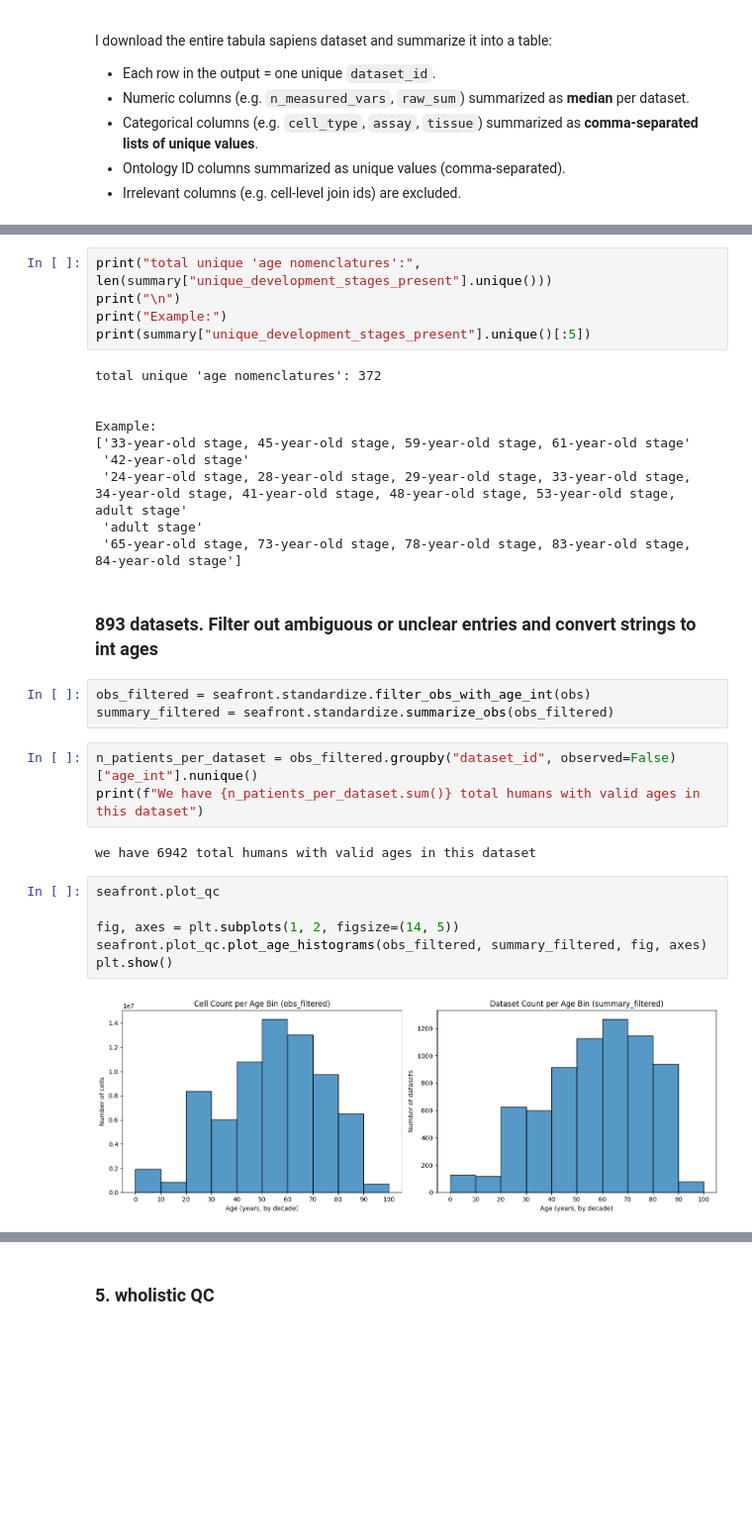
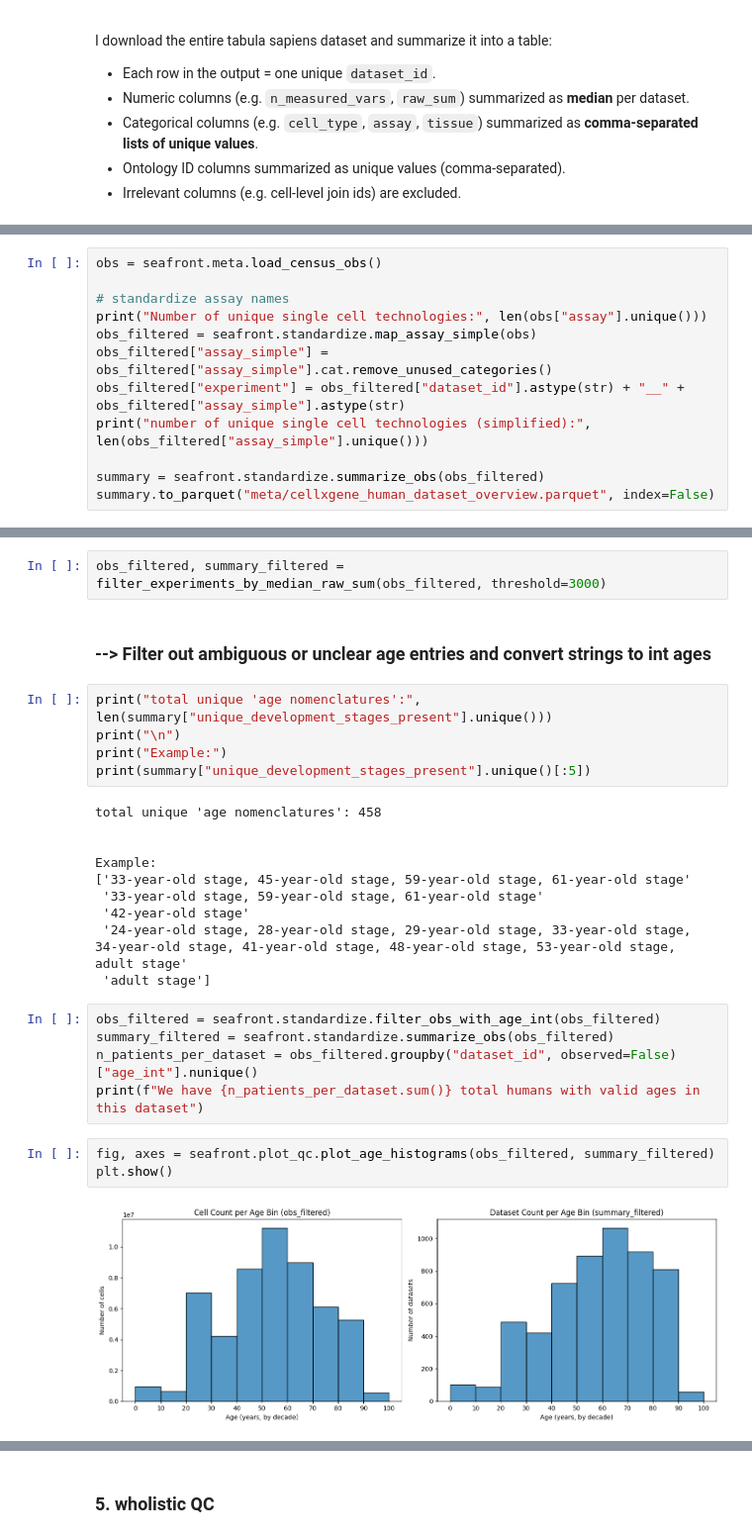
Before and after one commit to fderop/seafront, a Jupyter notebook: 00_main.ipynb, the cells around one changed output, grey strips where cells are left out. Shown: that part at 99% size. Drawn from its saved outputs; the diff is of its cells as text; blank space fills up the shorter version.

```diff
--- a/00_main.ipynb
+++ b/00_main.ipynb
@@ -37,0 +28,12 @@ summary.to_parquet("meta/cellxgene_human_dataset_overview.parquet", index=False)
+# %%
+obs = seafront.meta.load_census_obs()
+
+# standardize assay names
+print("Number of unique single cell technologies:", len(obs["assay"].unique()))
+obs_filtered = seafront.standardize.map_assay_simple(obs)
+obs_filtered["assay_simple"] = obs_filtered["assay_simple"].cat.remove_unused_categories()
+obs_filtered["experiment"] = obs_filtered["dataset_id"].astype(str) + "__" + obs_filtered["assay_simple"].astype(str)
+print("number of unique single cell technologies (simplified):", len(obs_filtered["assay_simple"].unique()))
+
+summary = seafront.standardize.summarize_obs(obs_filtered)
+summary.to_parquet("meta/cellxgene_human_dataset_overview.parquet", index=False)
@@ -54,33 +75,29 @@ summary
+# %%
+obs_filtered, summary_filtered = filter_experiments_by_median_raw_sum(obs_filtered, threshold=3000)
+# %% [markdown]
+### --> Filter out ambiguous or unclear age entries and convert strings to int ages
 # %%
 print("total unique 'age nomenclatures':", len(summary["unique_development_stages_present"].unique()))
 print("\n")
 print("Example:")
 print(summary["unique_development_stages_present"].unique()[:5])
 # %% [output]
-total unique 'age nomenclatures': 372
+total unique 'age nomenclatures': 458
 
 
 Example:
 ['33-year-old stage, 45-year-old stage, 59-year-old stage, 61-year-old stage'
+ '33-year-old stage, 59-year-old stage, 61-year-old stage'
  '42-year-old stage'
  '24-year-old stage, 28-year-old stage, 29-year-old stage, 33-year-old stage, 34-year-old stage, 41-year-old stage, 48-year-old stage, 53-year-old stage, adult stage'
- 'adult stage'
- '65-year-old stage, 73-year-old stage, 78-year-old stage, 83-year-old stage, 84-year-old stage']
+ 'adult stage']
-# %% [markdown]
-### 893 datasets. Filter out ambiguous or unclear entries and convert strings to int ages
-# %%
-obs_filtered = seafront.standardize.filter_obs_with_age_int(obs)
-summary_filtered = seafront.standardize.summarize_obs(obs_filtered)
 # %%
+obs_filtered = seafront.standardize.filter_obs_with_age_int(obs_filtered)
+summary_filtered = seafront.standardize.summarize_obs(obs_filtered)
 n_patients_per_dataset = obs_filtered.groupby("dataset_id", observed=False)["age_int"].nunique()
 print(f"We have {n_patients_per_dataset.sum()} total humans with valid ages in this dataset")
-# %% [output]
-we have 6942 total humans with valid ages in this dataset
 # %%
-seafront.plot_qc
-
-fig, axes = plt.subplots(1, 2, figsize=(14, 5))
-seafront.plot_qc.plot_age_histograms(obs_filtered, summary_filtered, fig, axes)
+fig, axes = seafront.plot_qc.plot_age_histograms(obs_filtered, summary_filtered)
 plt.show()
 # %% [output]
-[figure, old version]
+[figure, new version]
```
Also changed, not shown: parts of 26 cells of this notebook, 8 other files.
